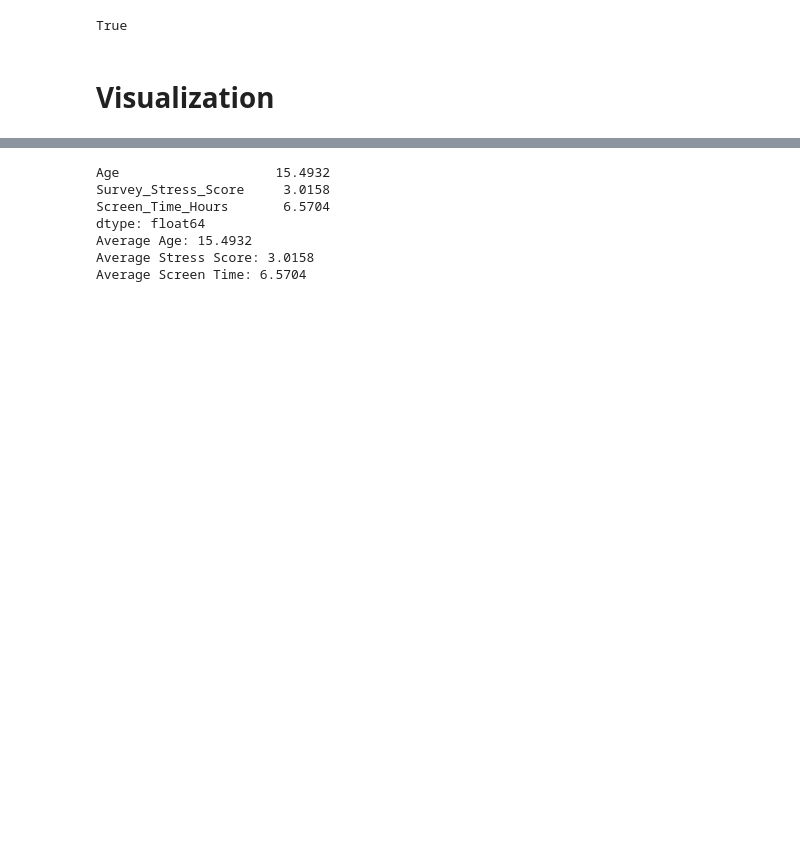
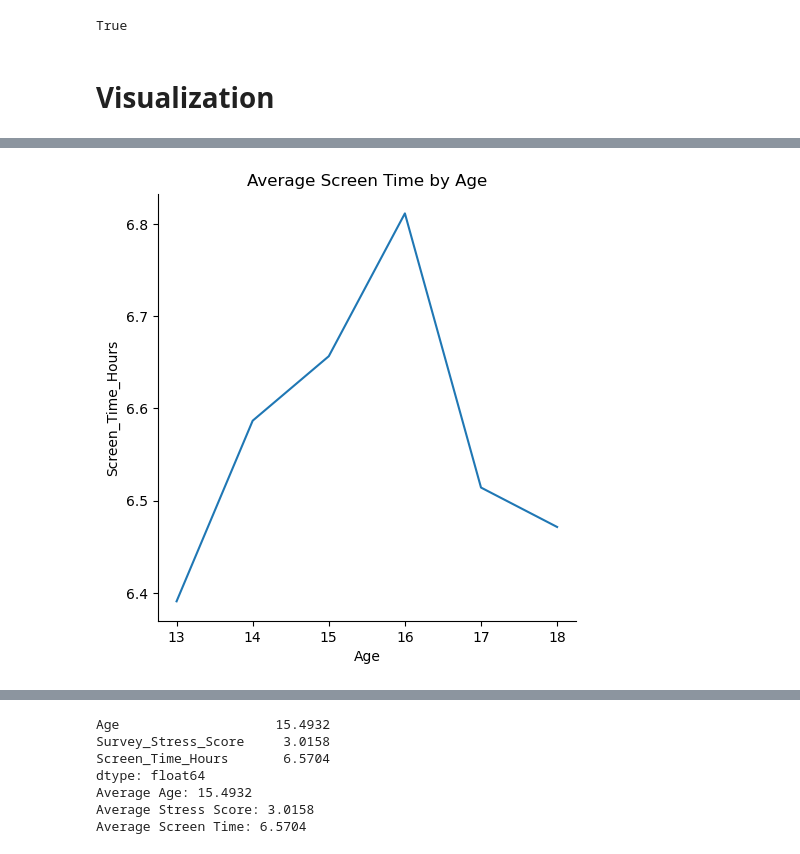
Before and after one commit to racheldrewu/2201FinalProject, a Jupyter notebook: screentime vs mentalhealth .ipynb, the cells around one changed output, grey strips where cells are left out. Cells and saved outputs as stored; diff of their text form; code cells hidden in the pictures; blank space fills up the shorter version.

```diff
--- a/screentime vs mentalhealth .ipynb
+++ b/screentime vs mentalhealth .ipynb
@@ -187,0 +163,15 @@ sns.relplot(
+# %%
+# age vs screen time
+avg_screentime = new_df.groupby("Age")["Screen_Time_Hours"].mean().reset_index()
+sns.relplot(
+    x="Age",
+    y= "Screen_Time_Hours",
+    data = avg_screentime,
+    kind = 'line'
+)
+#labels
+plt.title("Average Screen Time by Age")
+#saving image
+plt.savefig("Figures/lineplot_Average_Screen Time_vs_age.png")
+# %% [output]
+[figure, added]
```
Also changed, not shown: parts of 14 cells of this notebook, 4 other files.
